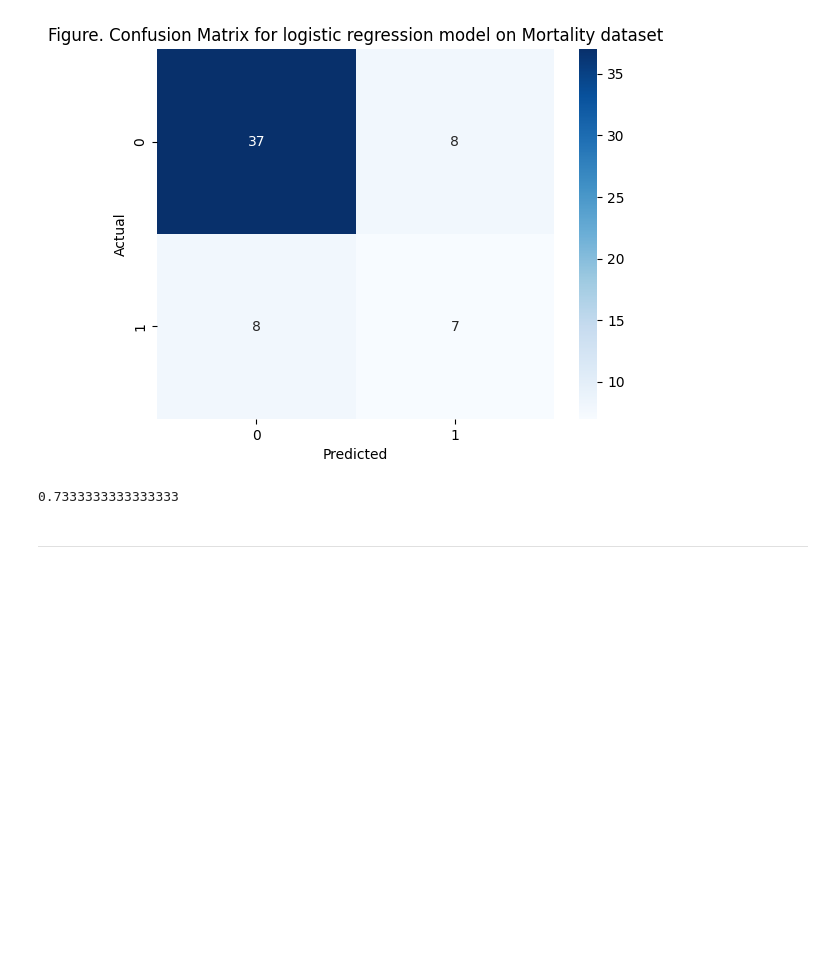
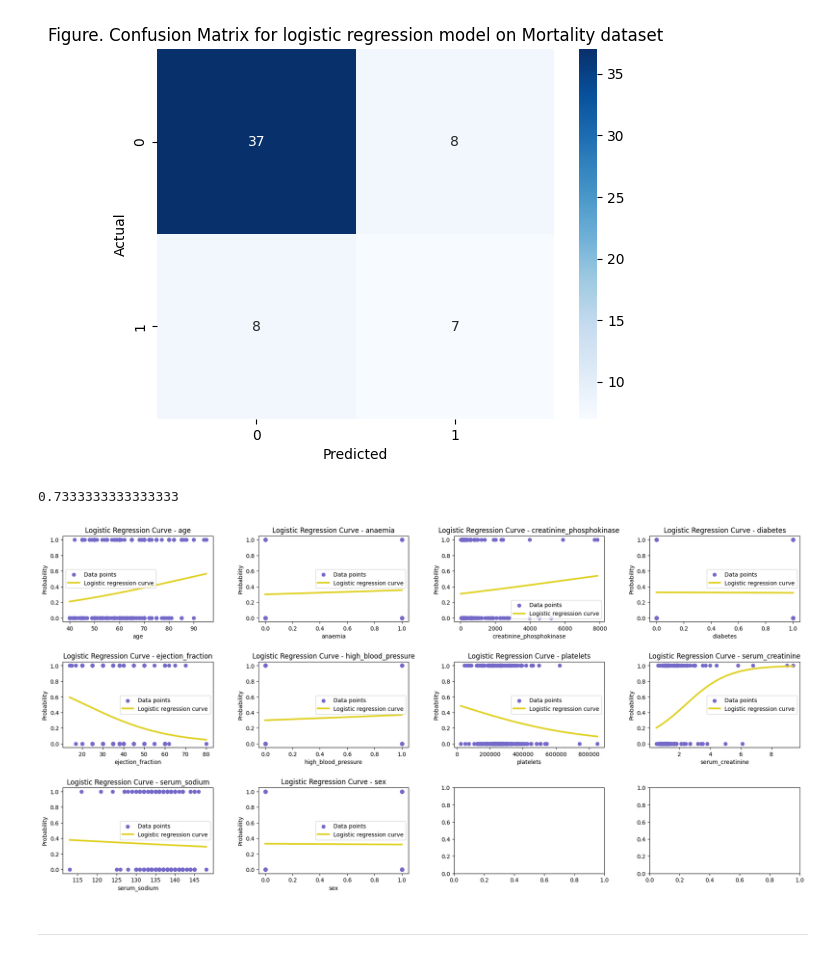
Before and after one commit to Dzy00/CHL5230-datathon2, a Jupyter notebook: CHL5230_datathon2_Team6.ipynb, the cells around one changed output. Drawn from its saved outputs; the diff is of its cells as text; code cells hidden in the pictures; blank space fills up the shorter version.

```diff
--- a/CHL5230_datathon2_Team6.ipynb
+++ b/CHL5230_datathon2_Team6.ipynb
@@ -181,6 +181,42 @@ Classification Report:
 weighted avg       0.73      0.73      0.73        60
 [figure]
 0.7333333333333333
+# %%
+# explore the features
+# there are 3 rows and 4 columns in the graph panel
+fig, axs = plt.subplots(3, 4, figsize=(20, 10))
+fig.tight_layout(pad=5.0)  # Adds padding between subplots
+
+for i, feature in enumerate(mortal_df.columns[0:10]):  # loop features
+    # Determine row index (i.e. first 4 feature are in the first row, next 4 in second row)
+    row = row = i // 4
+    col = i % 4  # Determine column index
+
+    # Reshape the feature and outcome arrays to fit the model
+    X = mortal_df[[feature]]
+    y = mortal_df['DEATH_EVENT']
+
+    # Fit logistic regression model
+    log_reg.fit(X, y)
+
+    # Get min and max values of the feature for plotting
+    x_test = np.linspace(X.min(), X.max(), 300)
+
+    # Get the probability for each value in the range
+    prob = log_reg.predict_proba(x_test)[:, 1]
+
+    # Plot the data points
+    axs[row, col].scatter(X, y, color='#7569c9', label='Data points')
+
+    # Plot the sigmoid curve
+    axs[row, col].plot(x_test, prob, color='#e0d122', lw=3, label='Logistic regression curve' )
+
+    axs[row, col].set_title(f'Logistic Regression Curve - {feature}')
+    axs[row, col].set_xlabel(feature)
+    axs[row, col].set_ylabel('Probability')
+    axs[row, col].legend()
+# %% [output]
+[figure, added]
 # %%
 # survival analysis
 # %% [markdown]
```
